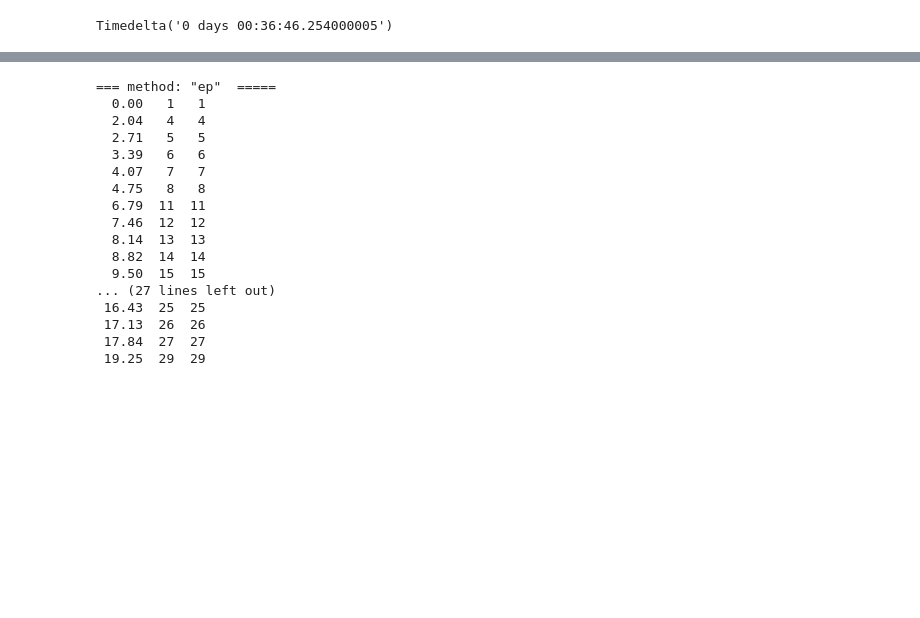
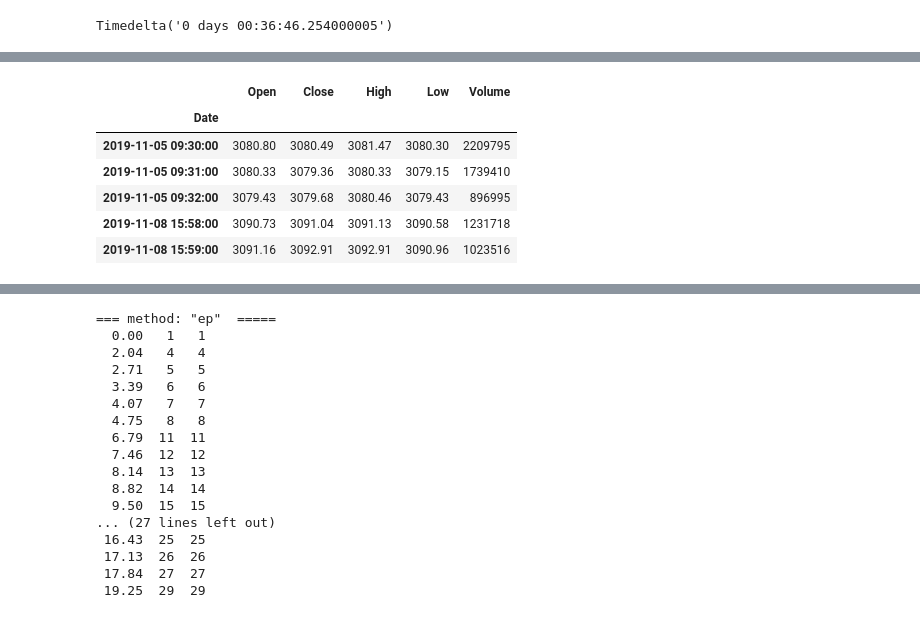
Before and after one commit to dino-g/mplfinance, a Jupyter notebook: examples/scratch_pad/date_iloc_transform.ipynb, the cells around one changed output, grey strips where cells are left out. Cells and saved outputs as stored; diff of their text form; code cells hidden in the pictures; blank space fills up the shorter version.

```diff
--- a/examples/scratch_pad/date_iloc_transform.ipynb
+++ b/examples/scratch_pad/date_iloc_transform.ipynb
@@ -202,0 +259,12 @@ Timedelta('0 days 00:36:46.254000005')
+# %%
+idf = pd.read_csv('../data/SP500_NOV2019_IDayRVol.csv',index_col=0,parse_dates=True)
+# %%
+idf.iloc[[0,1,2,-2,-1]]
+# %% [output]
+|  | Open | Close | High | Low | Volume |
+| Date |  |  |  |  |  |
+| 2019-11-05 09:30:00 | 3080.80 | 3080.49 | 3081.47 | 3080.30 | 2209795 |
+| 2019-11-05 09:31:00 | 3080.33 | 3079.36 | 3080.33 | 3079.15 | 1739410 |
+| 2019-11-05 09:32:00 | 3079.43 | 3079.68 | 3080.46 | 3079.43 | 896995 |
+| 2019-11-08 15:58:00 | 3090.73 | 3091.04 | 3091.13 | 3090.58 | 1231718 |
+| 2019-11-08 15:59:00 | 3091.16 | 3092.91 | 3092.91 | 3090.96 | 1023516 |
```
Also changed, not shown: parts of 12 cells of this notebook.
